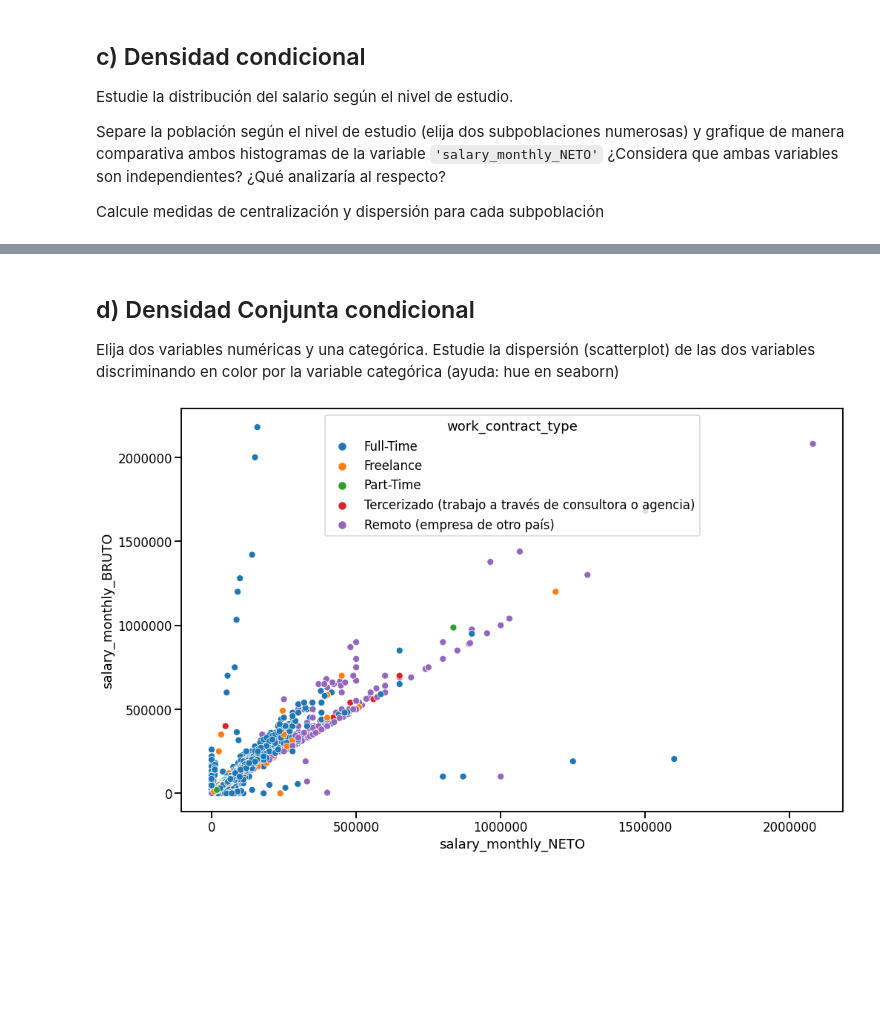
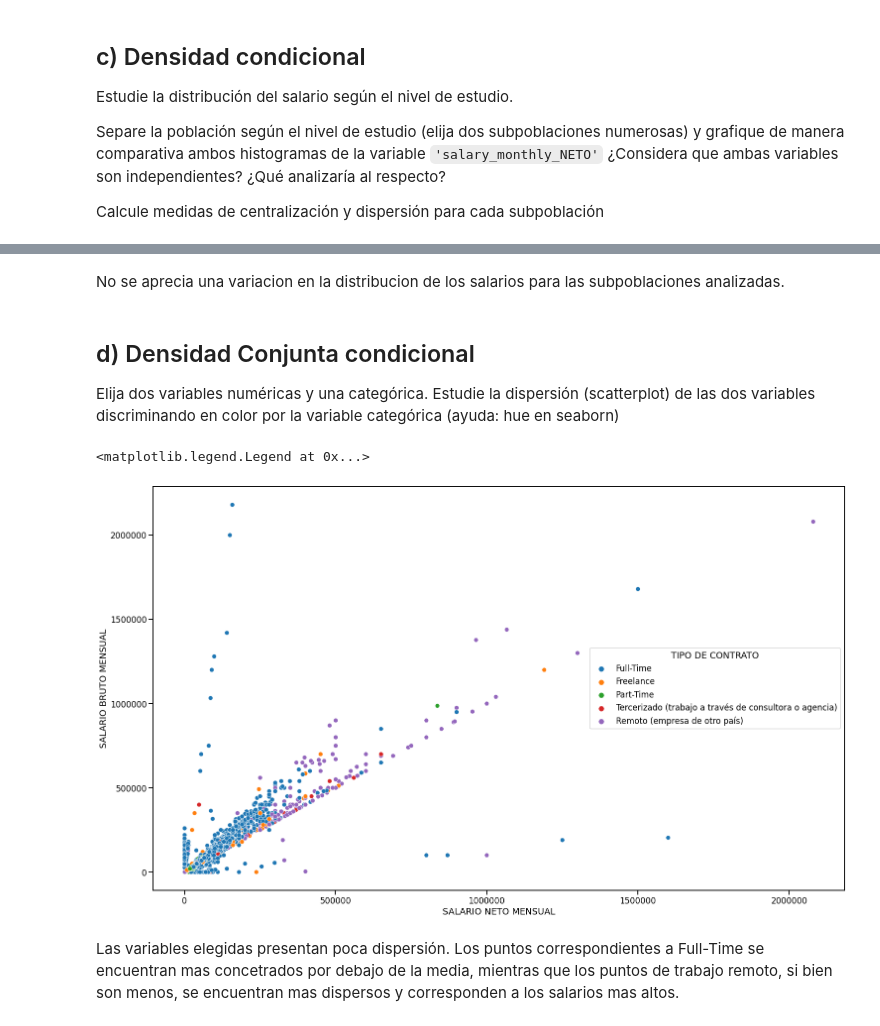
Before and after one commit to belizar/diplodatosFAMAF2022, a Jupyter notebook: ayvd/Entregable_Parte_1.ipynb, the cells around one changed output, grey strips where cells are left out. Saved outputs shown, nothing was run; the diff lists cells and outputs as text; code cells hidden in the pictures; blank space fills up the shorter version.

```diff
--- a/ayvd/Entregable_Parte_1.ipynb
+++ b/ayvd/Entregable_Parte_1.ipynb
@@ -477,3 +576,5 @@ seaborn.barplot(x=central_tendency_df_cleaned["median"], y=central_tendency_df_c
+# %% [markdown]
+No se aprecia una variacion en la distribucion de los salarios para las subpoblaciones analizadas.
 # %% [markdown]
 ## d) Densidad Conjunta condicional
 
@@ -482,9 +588,16 @@ Estudie la dispersión (scatterplot) de las dos variables discriminando en color
 # %%
-plt.figure(figsize=(16,10))
+plt.figure(figsize=(25,15))
 df_cleaned = df[(df.profile_age < 100) & (df.profile_years_experience < 30)]
 seaborn.scatterplot(data=df_cleaned,
                     x='salary_monthly_NETO', y='salary_monthly_BRUTO', hue='work_contract_type')
 plt.ticklabel_format(style='plain', axis='y')
 plt.ticklabel_format(style='plain', axis='x')
+plt.xlabel("SALARIO NETO MENSUAL")
+plt.ylabel("SALARIO BRUTO MENSUAL")
+plt.legend(title="TIPO DE CONTRATO")
 # %% [output]
+<matplotlib.legend.Legend at 0x...>
-[figure, old version]
+[figure, new version]
+# %% [markdown]
+Las variables elegidas presentan poca dispersión.
+Los puntos correspondientes a Full-Time se encuentran mas concetrados por debajo de la media, mientras que los puntos de trabajo remoto, si bien son menos, se encuentran mas dispersos y corresponden a los salarios mas altos.
```
Also changed, not shown: parts of 40 cells of this notebook, 1 other file.
